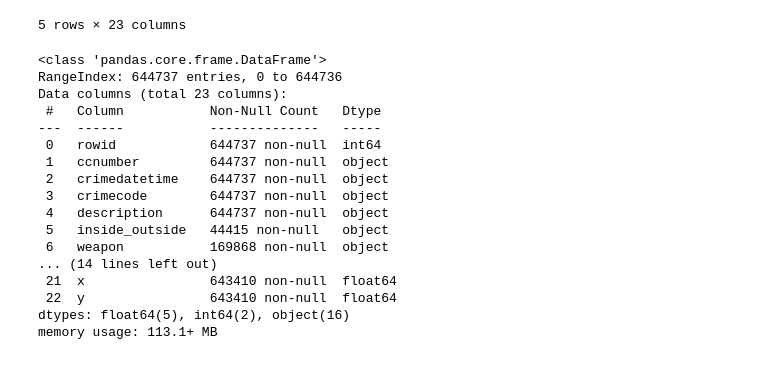
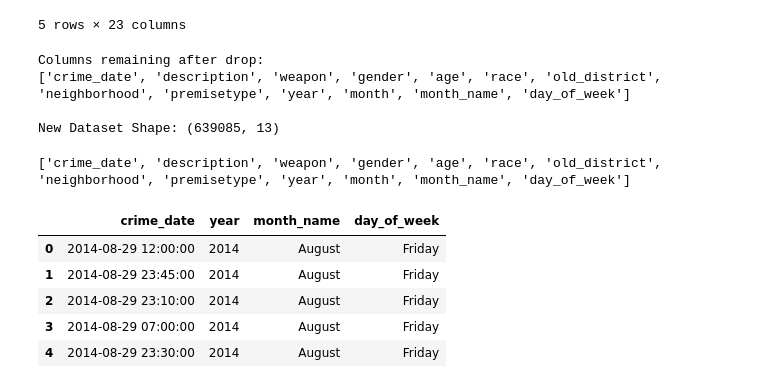
Before and after one commit to Judystrickland/baltimore-crime-analytics, a Jupyter notebook: notebooks/01_data_cleaning.ipynb, the cells around one changed output. Saved outputs shown, nothing was run; the diff lists cells and outputs as text; code cells hidden in the pictures.

```diff
--- a/notebooks/01_data_cleaning.ipynb
+++ b/notebooks/01_data_cleaning.ipynb
@@ -15,34 +15,56 @@ df.head()
 # %%
 #turn column header to lowercase
 df.columns = (df.columns.str.lower().str.replace(" ", "_").str.replace("-", "_"))
-# %%
-df.info()
-# %% [output]
-<class 'pandas.core.frame.DataFrame'>
-RangeIndex: 644737 entries, 0 to 644736
-Data columns (total 23 columns):
- #   Column           Non-Null Count   Dtype
----  ------           --------------   -----
- 0   rowid            644737 non-null  int64
- 1   ccnumber         644737 non-null  object
- 2   crimedatetime    644737 non-null  object
- 3   crimecode        644737 non-null  object
- 4   description      644737 non-null  object
- 5   inside_outside   44415 non-null   object
- 6   weapon           169868 non-null  object
-... (14 lines left out)
- 21  x                643410 non-null  float64
- 22  y                643410 non-null  float64
-dtypes: float64(5), int64(2), object(16)
-memory usage: 113.1+ MB
-# %%
-#clean dates
-df["crimedatetime"] = pd.to_datetime(df["crimedatetime"], errors="coerce")
-
-df["year"] = df["crimedatetime"].dt.year
-df["month"] = df["crimedatetime"].dt.month
-df["month_name"] = df["crimedatetime"].dt.month_name()
-df["day_of_week"] = df["crimedatetime"].dt.day_name()
+# %%
+# List of all the columns you want to remove
+columns_to_drop = [
+    'rowid', 'ccnumber', 'crimecode', 'inside_outside',
+    'post', 'location', 'new_district', 'latitude',
+    'longitude', 'geolocation', 'x', 'y', 'total_incidents',
+]
+
+# Drop them from the dataframe
+# Using errors='ignore' ensures Python doesn't panic if one of these was already dropped earlier
+df = df.drop(columns=columns_to_drop, errors='ignore')
+
+# Verify the final list of columns
+print("Columns remaining after drop:")
+print(df.columns.tolist())
+
+# Check the new, much lighter dataset shape
+print(f"\nNew Dataset Shape: {df.shape}")
+# %% [output]
+Columns remaining after drop:
+['crime_date', 'description', 'weapon', 'gender', 'age', 'race', 'old_district', 'neighborhood', 'premisetype', 'year', 'month', 'month_name', 'day_of_week']
+
+New Dataset Shape: (639085, 13)
+# %%
+# Rename 'crimedatetime' to 'crime_date'
+df.rename(columns={'crimedatetime': 'crime_date'}, inplace=True)
+
+# Verify the change
+print(df.columns.tolist())
+# %% [output]
+['crime_date', 'description', 'weapon', 'gender', 'age', 'race', 'old_district', 'neighborhood', 'premisetype', 'year', 'month', 'month_name', 'day_of_week']
+# %%
+# Convert the date column to actual datetime objects
+df["crime_date"] = pd.to_datetime(df["crime_date"], errors="coerce")
+
+# Extract time features for our dashboards
+df["year"] = df["crime_date"].dt.year
+df["month"] = df["crime_date"].dt.month
+df["month_name"] = df["crime_date"].dt.month_name()
+df["day_of_week"] = df["crime_date"].dt.day_name()
+
+# Look at the new columns
+display(df[["crime_date", "year", "month_name", "day_of_week"]].head())
+# %% [output]
+|  | crime_date | year | month_name | day_of_week |
+| 0 | 2014-08-29 12:00:00 | 2014 | August | Friday |
+| 1 | 2014-08-29 23:45:00 | 2014 | August | Friday |
+| 2 | 2014-08-29 23:10:00 | 2014 | August | Friday |
+| 3 | 2014-08-29 07:00:00 | 2014 | August | Friday |
+| 4 | 2014-08-29 23:30:00 | 2014 | August | Friday |
 # %%
 df.info()
 # %% [output]
```
Also changed, not shown: parts of 18 cells of this notebook.
